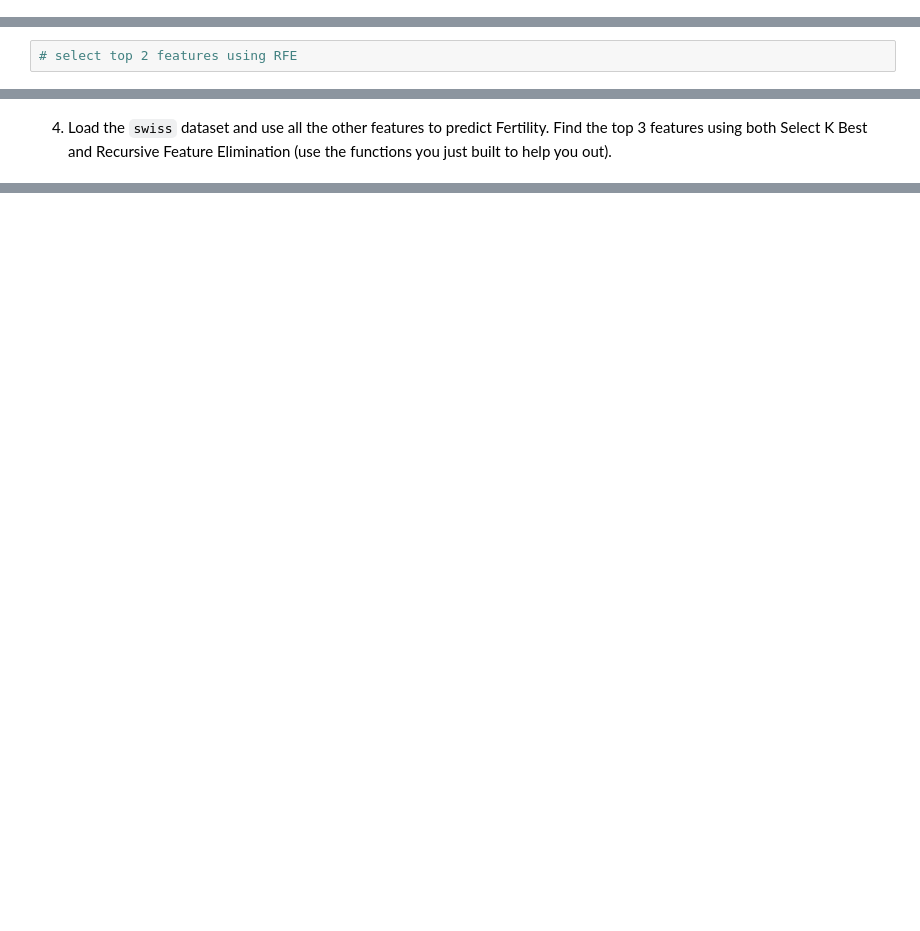
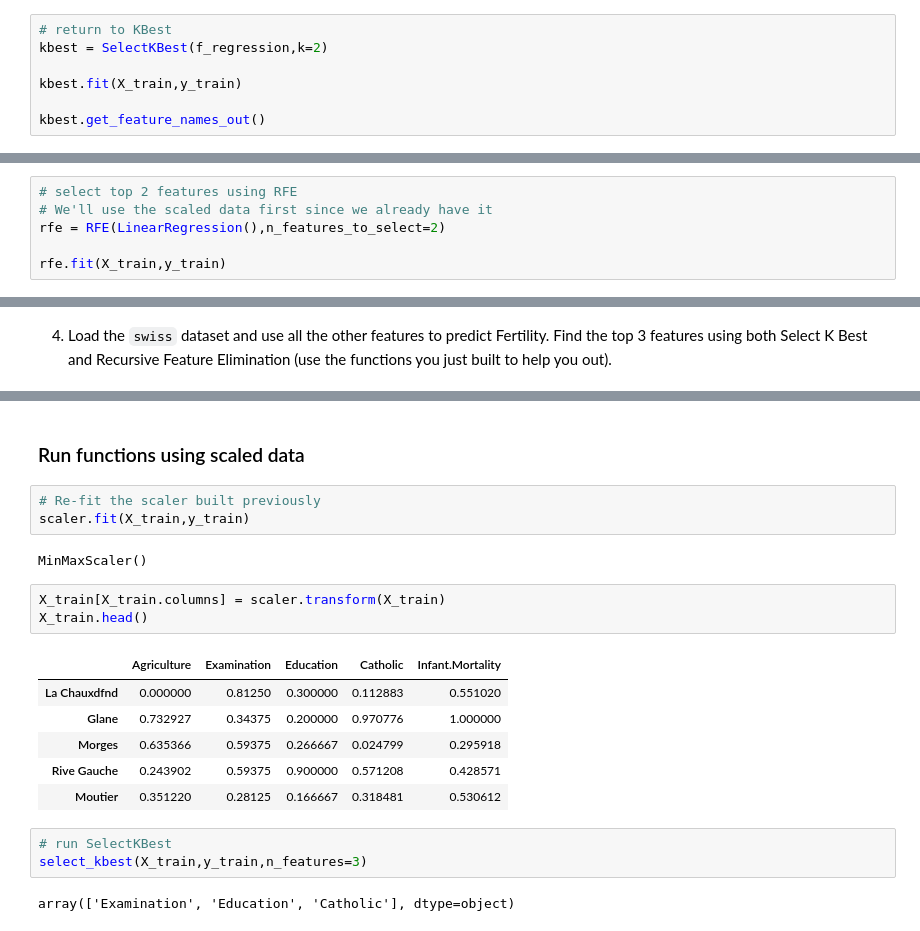
Before and after one commit to Michael-Nelson361/regression-exercises, a Jupyter notebook: feature_engineering.ipynb, the cells around one changed output, grey strips where cells are left out. Cells and saved outputs as stored; diff of their text form; blank space fills up the shorter version.

```diff
--- a/feature_engineering.ipynb
+++ b/feature_engineering.ipynb
@@ -228,0 +319,7 @@ ValueError: could not convert string to float: 'Male'
+# %%
+# return to KBest
+kbest = SelectKBest(f_regression,k=2)
+
+kbest.fit(X_train,y_train)
+
+kbest.get_feature_names_out()
@@ -229,2 +335,6 @@ ValueError: could not convert string to float: 'Male'
 # %%
 # select top 2 features using RFE
+# We'll use the scaled data first since we already have it
+rfe = RFE(LinearRegression(),n_features_to_select=2)
+
+rfe.fit(X_train,y_train)
@@ -236,0 +579,22 @@ ValueError: could not convert string to float: 'Male'
+# %% [markdown]
+### Run functions using scaled data
+# %%
+# Re-fit the scaler built previously
+scaler.fit(X_train,y_train)
+# %% [output]
+MinMaxScaler()
+# %%
+X_train[X_train.columns] = scaler.transform(X_train)
+X_train.head()
+# %% [output]
+|  | Agriculture | Examination | Education | Catholic | Infant.Mortality |
+| La Chauxdfnd | 0.000000 | 0.81250 | 0.300000 | 0.112883 | 0.551020 |
+| Glane | 0.732927 | 0.34375 | 0.200000 | 0.970776 | 1.000000 |
+| Morges | 0.635366 | 0.59375 | 0.266667 | 0.024799 | 0.295918 |
+| Rive Gauche | 0.243902 | 0.59375 | 0.900000 | 0.571208 | 0.428571 |
+| Moutier | 0.351220 | 0.28125 | 0.166667 | 0.318481 | 0.530612 |
+# %%
+# run SelectKBest
+select_kbest(X_train,y_train,n_features=3)
+# %% [output]
+array(['Examination', 'Education', 'Catholic'], dtype=object)
```
Also changed, not shown: parts of 41 cells of this notebook.
